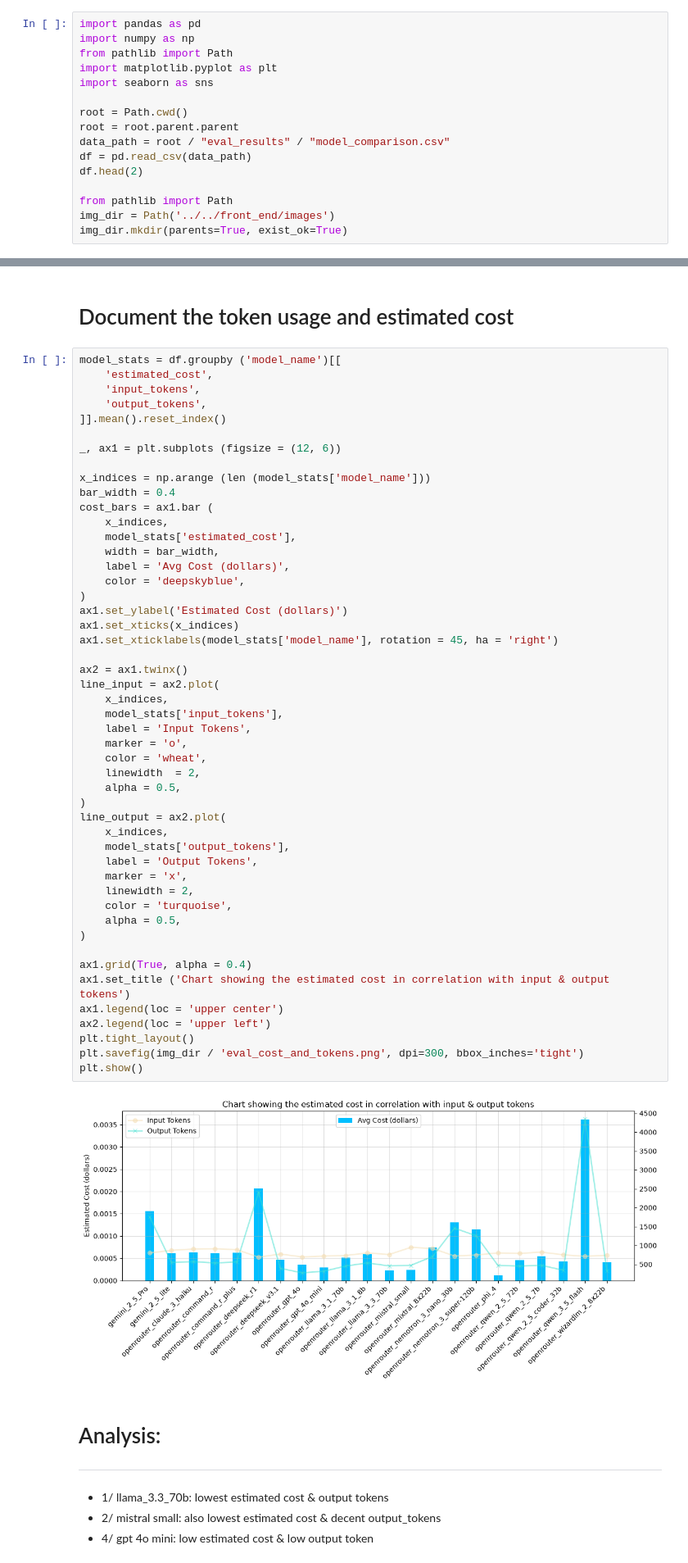
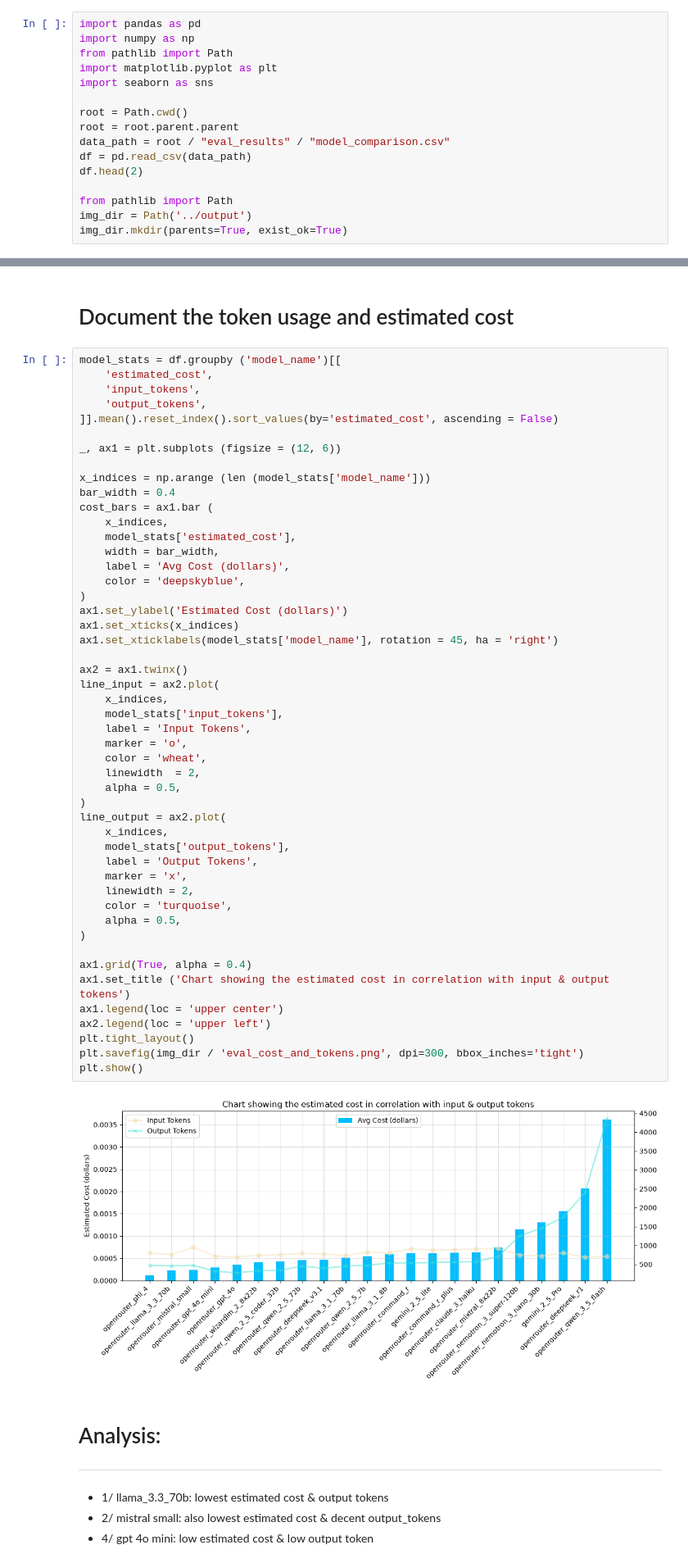
Before and after one commit to AlexDaPiggie/LinkedIn_Job_Description_GenAI, a Jupyter notebook: src/evaluation/Model_Comparison_Analysis.ipynb, the cells around one changed output, grey strips where cells are left out. Shown at 82% size. Cells and saved outputs as stored; diff of their text form.

Commit message:
Change source of evaluating diagrams

```diff
--- a/src/evaluation/Model_Comparison_Analysis.ipynb
+++ b/src/evaluation/Model_Comparison_Analysis.ipynb
@@ -14,7 +14,7 @@ df = pd.read_csv(data_path)
 df.head(2)
 
 from pathlib import Path
-img_dir = Path('../../front_end/images')
+img_dir = Path('../output')
 img_dir.mkdir(parents=True, exist_ok=True)
 # %% [markdown]
 # Organizing Data and Analyze Pass Rate
@@ -104,7 +104,7 @@ model_stats = df.groupby ('model_name')[[
     'estimated_cost',
     'input_tokens',
     'output_tokens',
-]].mean().reset_index()
+]].mean().reset_index().sort_values(by='estimated_cost', ascending = False)
 
 _, ax1 = plt.subplots (figsize = (12, 6))
 
@@ -122,34 +122,34 @@ ax1.set_xticks(x_indices)
 ax1.set_xticklabels(model_stats['model_name'], rotation = 45, ha = 'right')
 
 ax2 = ax1.twinx()
 line_input = ax2.plot(
     x_indices,
     model_stats['input_tokens'],
     label = 'Input Tokens',
     marker = 'o',
     color = 'wheat',
     linewidth  = 2,
     alpha = 0.5,
 )
 line_output = ax2.plot(
     x_indices,
     model_stats['output_tokens'],
     label = 'Output Tokens',
     marker = 'x',
     linewidth = 2,
     color = 'turquoise',
     alpha = 0.5,
 )
 
 ax1.grid(True, alpha = 0.4)
 ax1.set_title ('Chart showing the estimated cost in correlation with input & output tokens')
 ax1.legend(loc = 'upper center')
 ax2.legend(loc = 'upper left')
 plt.tight_layout()
 plt.savefig(img_dir / 'eval_cost_and_tokens.png', dpi=300, bbox_inches='tight')
 plt.show()
 # %% [output]
-[figure, old version]
+[figure, new version]
 # %% [markdown]
 # Analysis:
 ---
```
Also changed, not shown: parts of 1 cell of this notebook, 11 other files.
